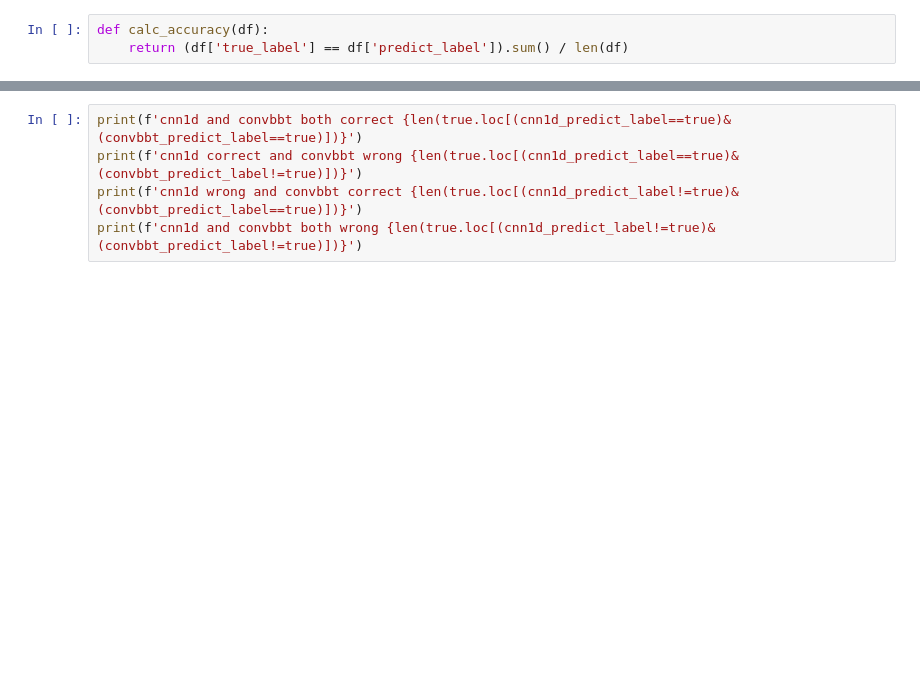
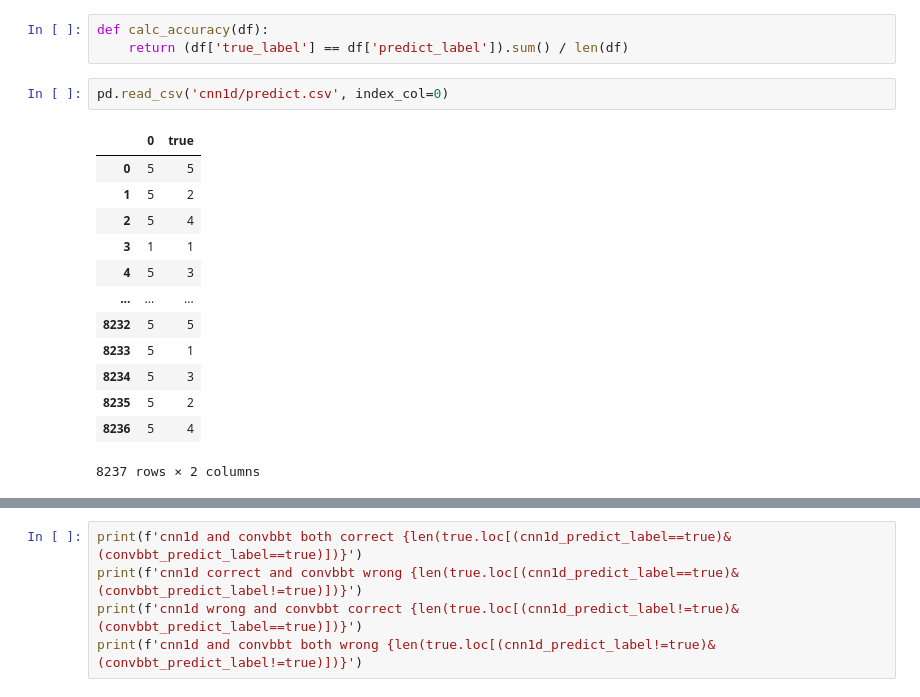
Before and after one commit to rakawanegan/humanactivityrecognition_portfolio, a Jupyter notebook: result/error_bar/ensamble_analysis.ipynb, the cells around one changed output, grey strips where cells are left out. Cells and saved outputs as stored; diff of their text form; blank space fills up the shorter version.

```diff
--- a/result/error_bar/ensamble_analysis.ipynb
+++ b/result/error_bar/ensamble_analysis.ipynb
@@ -6,6 +6,22 @@ import pandas as pd
 # %%
 def calc_accuracy(df):
     return (df['true_label'] == df['predict_label']).sum() / len(df)
+# %%
+pd.read_csv('cnn1d/predict.csv', index_col=0)
+# %% [output]
+|  | 0 | true |
+| 0 | 5 | 5 |
+| 1 | 5 | 2 |
+| 2 | 5 | 4 |
+| 3 | 1 | 1 |
+| 4 | 5 | 3 |
+| ... | ... | ... |
+| 8232 | 5 | 5 |
+| 8233 | 5 | 1 |
+| 8234 | 5 | 3 |
+| 8235 | 5 | 2 |
+| 8236 | 5 | 4 |
+8237 rows × 2 columns
 # %%
 LABELS = ["Downstairs", "Jogging", "Sitting", "Standing", "Upstairs", "Walking"]
 # load data
```
Also changed, not shown: parts of 1 cell of this notebook, 3 other files.
